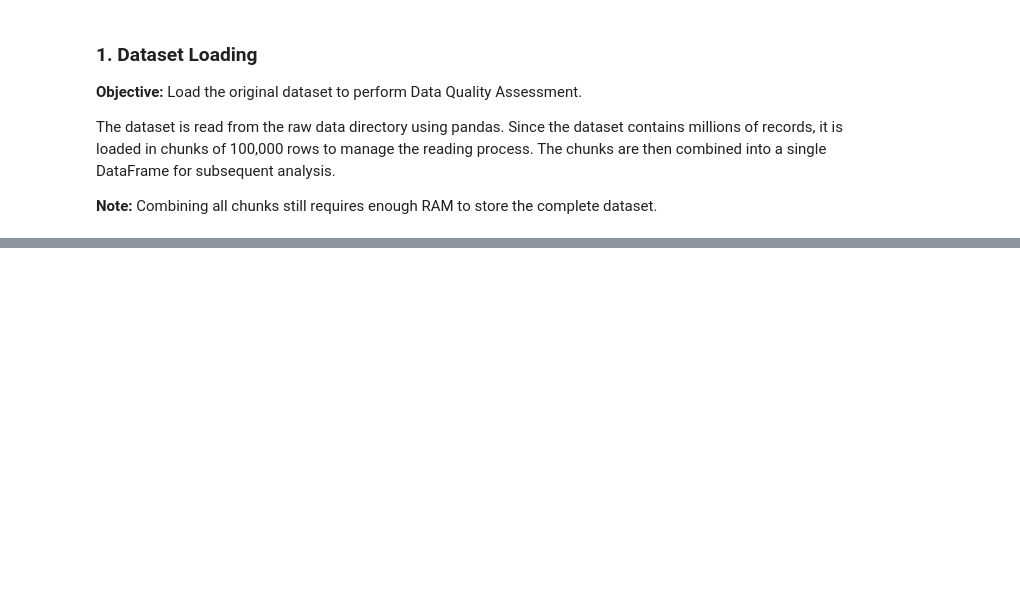
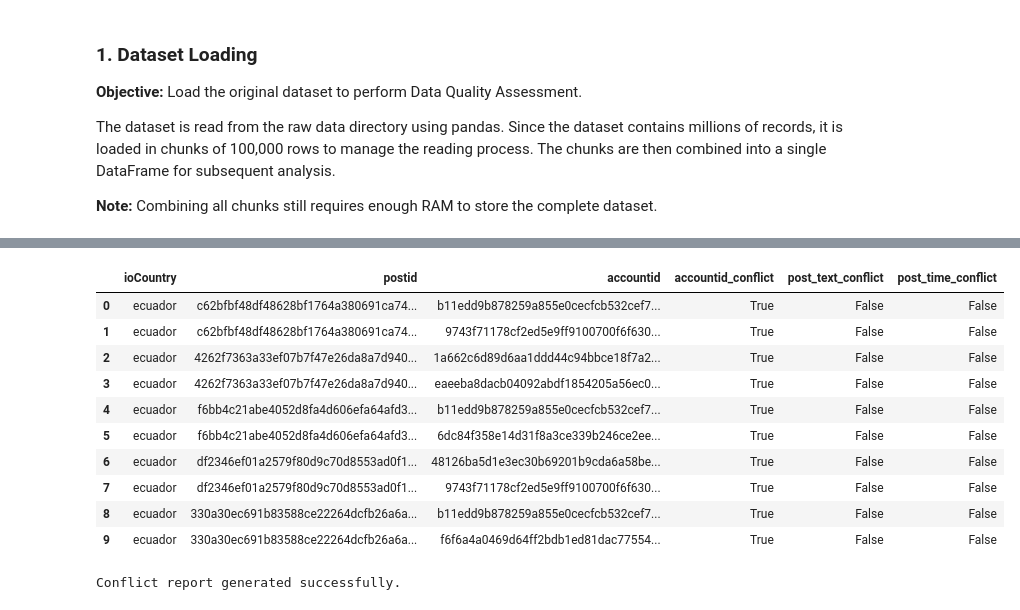
Before and after one commit to OsamaAawad/Data-Mining-Project-, a Jupyter notebook: notebooks/02-dataQualityAssessment.ipynb, the cells around one changed output, grey strips where cells are left out. Drawn from its saved outputs; the diff is of its cells as text; code cells hidden in the pictures; blank space fills up the shorter version.

```diff
--- a/notebooks/02-dataQualityAssessment.ipynb
+++ b/notebooks/02-dataQualityAssessment.ipynb
@@ -2644,0 +403,61 @@ File size (MB): 1428.97
+# %%
+
+# 2.6 Flagging Conflicting Records
+
+from pathlib import Path
+
+print("=== CONFLICTING RECORDS REPORT ===")
+
+# Step 1: Retrieve records belonging to conflicting groups
+conflict_keys = conflicting_groups.reset_index()
+
+conflict_records = df_clean.merge(
+    conflict_keys,
+    on=["ioCountry", "postid"],
+    how="inner",
+    validate="many_to_one"
+)
+
+# Step 2: Count affected records
+print(f"Conflicting groups: {len(conflicting_groups):,}")
+print(f"Affected records: {len(conflict_records):,}")
+
+# Step 3: Verify conflict classification
+print("\nConflict types:")
+
+for column in [
+    "accountid_conflict",
+    "post_text_conflict",
+    "post_time_conflict"
+]:
+    print(f"{column}: {conflict_records[column].sum():,} records")
+
+# Step 4: Save conflict report
+output_dir = Path("../data/data_processed")
+output_dir.mkdir(parents=True, exist_ok=True)
+
+output_path = output_dir / "conflicting_records.csv"
+
+conflict_records.to_csv(
+    output_path,
+    index=False
+)
+
+print(f"\nReport saved to: {output_path}")
+
+# Step 5: Display examples
+display(
+    conflict_records[
+        [
+            "ioCountry",
+            "postid",
+            "accountid",
+            "accountid_conflict",
+            "post_text_conflict",
+            "post_time_conflict"
+        ]
+    ].head(10)
+)
+
+print("\nConflict report generated successfully.")
+# %% [output]
@@ -2644,0 +474,12 @@ File size (MB): 1428.97
+|  | ioCountry | postid | accountid | accountid_conflict | post_text_conflict | post_time_conflict |
+| 0 | ecuador | c62bfbf48df48628bf1764a380691ca74... | b11edd9b878259a855e0cecfcb532cef7... | True | False | False |
+| 1 | ecuador | c62bfbf48df48628bf1764a380691ca74... | 9743f71178cf2ed5e9ff9100700f6f630... | True | False | False |
+| 2 | ecuador | 4262f7363a33ef07b7f47e26da8a7d940... | 1a662c6d89d6aa1ddd44c94bbce18f7a2... | True | False | False |
+| 3 | ecuador | 4262f7363a33ef07b7f47e26da8a7d940... | eaeeba8dacb04092abdf1854205a56ec0... | True | False | False |
+| 4 | ecuador | f6bb4c21abe4052d8fa4d606efa64afd3... | b11edd9b878259a855e0cecfcb532cef7... | True | False | False |
+| 5 | ecuador | f6bb4c21abe4052d8fa4d606efa64afd3... | 6dc84f358e14d31f8a3ce339b246ce2ee... | True | False | False |
+| 6 | ecuador | df2346ef01a2579f80d9c70d8553ad0f1... | 48126ba5d1e3ec30b69201b9cda6a58be... | True | False | False |
+| 7 | ecuador | df2346ef01a2579f80d9c70d8553ad0f1... | 9743f71178cf2ed5e9ff9100700f6f630... | True | False | False |
+| 8 | ecuador | 330a30ec691b83588ce22264dcfb26a6a... | b11edd9b878259a855e0cecfcb532cef7... | True | False | False |
+| 9 | ecuador | 330a30ec691b83588ce22264dcfb26a6a... | f6f6a4a0469d64ff2bdb1ed81dac77554... | True | False | False |
+Conflict report generated successfully.
```
Also changed, not shown: parts of 177 cells of this notebook, 1 other file.
